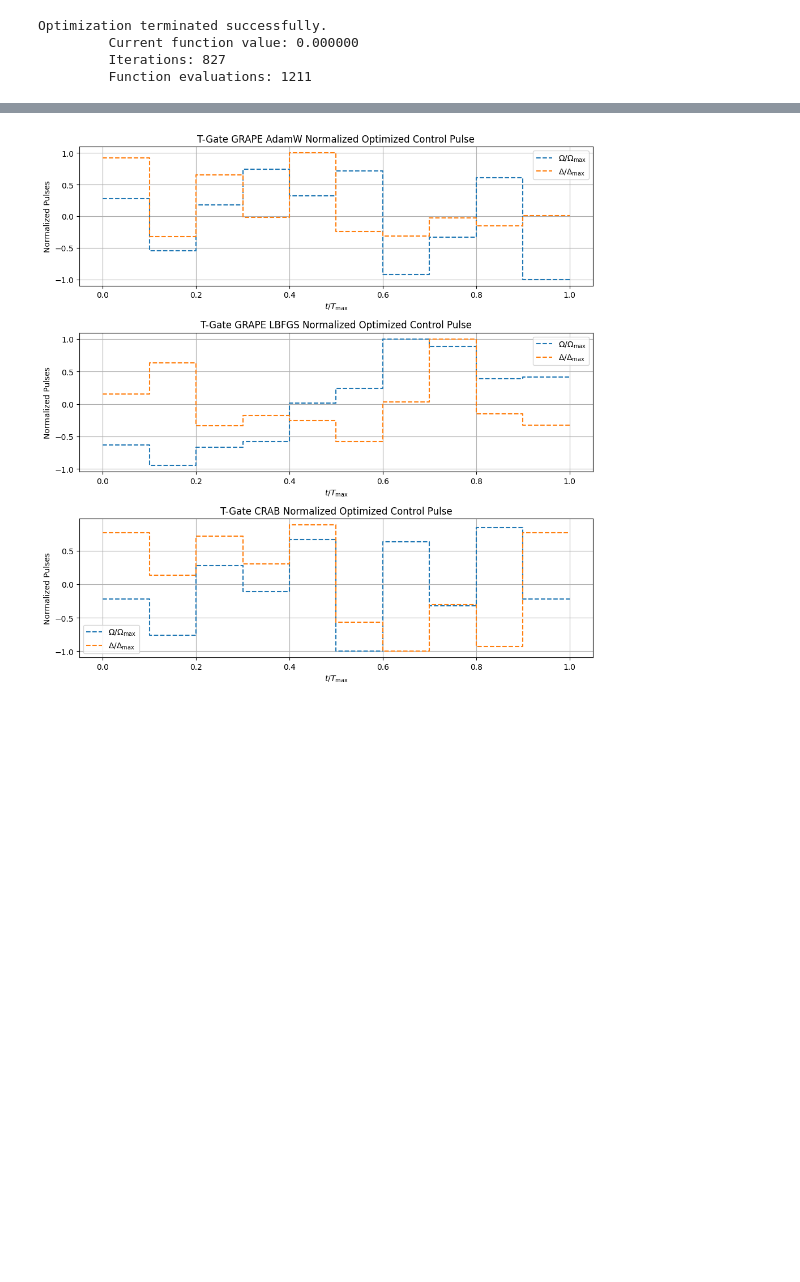
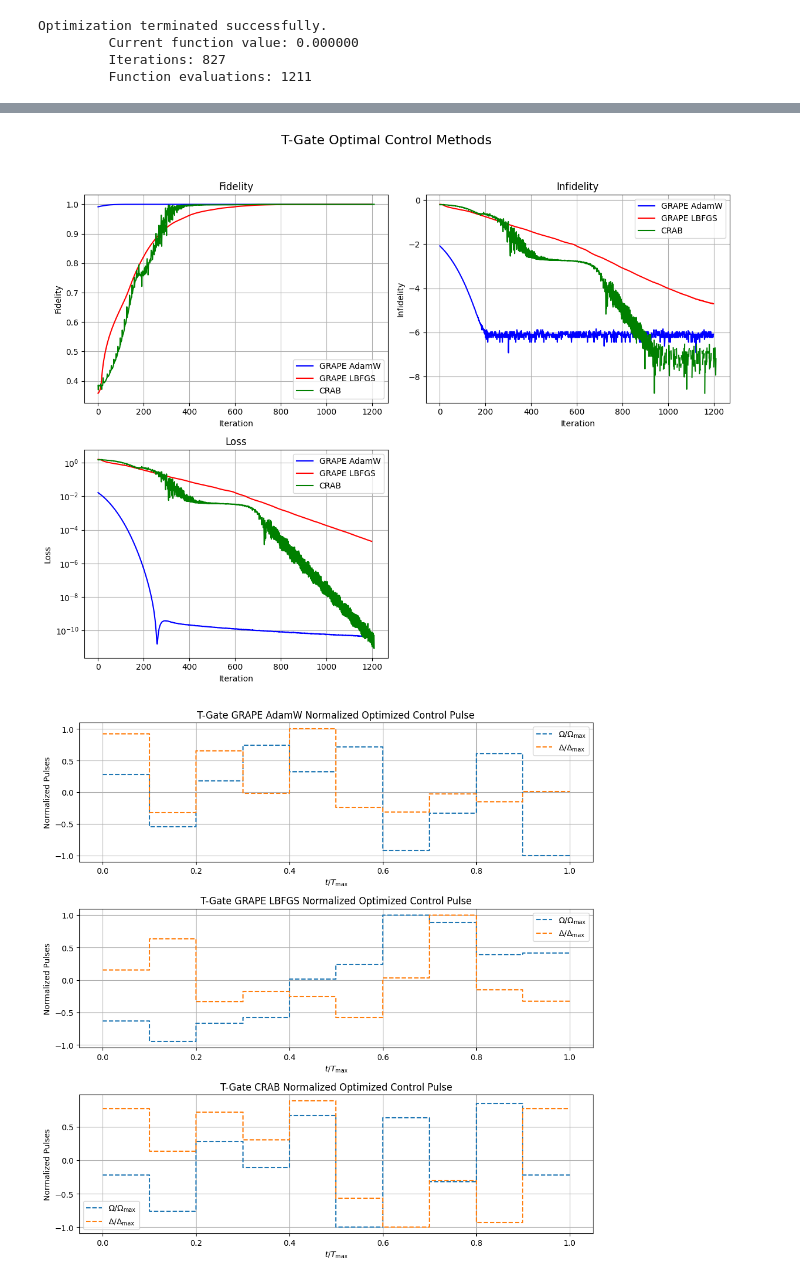
Before and after one commit to contepablod/Quantum_Control_Reinforcement_Learning, a Jupyter notebook: Analysis/QC.ipynb, the cells around one changed output, grey strips where cells are left out. Saved outputs shown, nothing was run; the diff lists cells and outputs as text; code cells hidden in the pictures; blank space fills up the shorter version.

```diff
--- a/Analysis/QC.ipynb
+++ b/Analysis/QC.ipynb
@@ -530,3 +515,63 @@ plt.show()
+# %%
+t_adam = pd.read_csv("/home/pdconte/Desktop/DUTh_Thesis/Analysis/grape_t_adam.csv")
+t_lbfgs = pd.read_csv("/home/pdconte/Desktop/DUTh_Thesis/Analysis/grape_t_lbfgs.csv")
+t_crab = pd.read_csv("/home/pdconte/Desktop/DUTh_Thesis/Analysis/crab_t.csv")
+
+fid_list_grape_t_adam = t_adam["fid_grape_t_adam"].tolist()
+fid_list_grape_t_lbfgs = t_lbfgs["fid_grape_t_lbfgs"].tolist()
+fid_list_crab_t = t_crab["fid_crab_t"].tolist()
+inf_list_grape_t_adam = t_adam["inf_grape_t_adam"].tolist()
+inf_list_grape_t_lbfgs = t_lbfgs["inf_grape_t_lbfgs"].tolist()
+inf_list_crab_t = t_crab["inf_crab_t"].tolist()
+loss_list_grape_t_adam = t_adam["loss_grape_t_adam"].tolist()
+loss_list_grape_t_lbfgs = t_lbfgs["loss_grape_t_lbfgs"].tolist()
+loss_list_crab_t = t_crab["loss_crab_t"].tolist()
+# %%
+# Create a 2x2 grid of subplots
+fig, axs = plt.subplots(2, 2, figsize=(12, 10))
+fig.suptitle("T-Gate Optimal Control Methods", fontsize=16)
+
+# First row, first column: Fidelity plot
+axs[0, 0].plot(fid_list_grape_t_adam, label="GRAPE AdamW", color="blue")
+axs[0, 0].plot(fid_list_grape_t_lbfgs, label="GRAPE LBFGS", color="red")
+axs[0, 0].plot(fid_list_crab_t, label="CRAB", color="green")
+axs[0, 0].set_title("Fidelity")
+axs[0, 0].set_xlabel("Iteration")
+axs[0, 0].set_ylabel("Fidelity")
+axs[0, 0].legend()
+axs[0, 0].grid()
+
+# First row, second column: Infidelity plot
+axs[0, 1].plot(inf_list_grape_t_adam, label="GRAPE AdamW", color="blue")
+axs[0, 1].plot(inf_list_grape_t_lbfgs, label="GRAPE LBFGS", color="red")
+axs[0, 1].plot(inf_list_crab_t, label="CRAB", color="green")
+axs[0, 1].set_title("Infidelity")
+axs[0, 1].set_xlabel("Iteration")
+axs[0, 1].set_ylabel("Infidelity")
+axs[0, 1].legend()
+axs[0, 1].grid()
+
+# Second row, first column: Loss plot
+axs[1, 0].plot(loss_list_grape_t_adam, label="GRAPE AdamW", color="blue")
+axs[1, 0].plot(loss_list_grape_t_lbfgs, label="GRAPE LBFGS", color="red")
+axs[1, 0].plot(loss_list_crab_t, label="CRAB", color="green")
+axs[1, 0].set_title("Loss")
+axs[1, 0].set_xlabel("Iteration")
+axs[1, 0].set_ylabel("Loss")
+axs[1, 0].set_yscale("log")
+axs[1, 0].legend()
+axs[1, 0].grid()
+
+# Second row, second column: Turn off the unused subplot
+axs[1, 1].axis("off")
+
+plt.tight_layout(rect=[0, 0.03, 1, 0.95])
+plt.savefig(
+    "/home/pdconte/Desktop/DUTh_Thesis/Plots/T_Gate_Optimal_Control_Methods.png"
+)
+plt.show()
+# %% [output]
+[figure, added]
 # %%
 pd.DataFrame({'loss_grape_t_adam': loss_list_grape_t_adam, 'fid_grape_t_adam': fid_list_grape_t_adam, 'inf_grape_t_adam': inf_list_grape_t_adam}).to_csv('grape_t_adam.csv')
 pd.DataFrame({'loss_grape_t_lbfgs': loss_list_grape_t_lbfgs, 'fid_grape_t_lbfgs': fid_list_grape_t_lbfgs, 'inf_grape_t_lbfgs': inf_list_grape_t_lbfgs}).to_csv('grape_t_lbfgs.csv')
```
Also changed, not shown: parts of 9 cells of this notebook, 28 other files.
